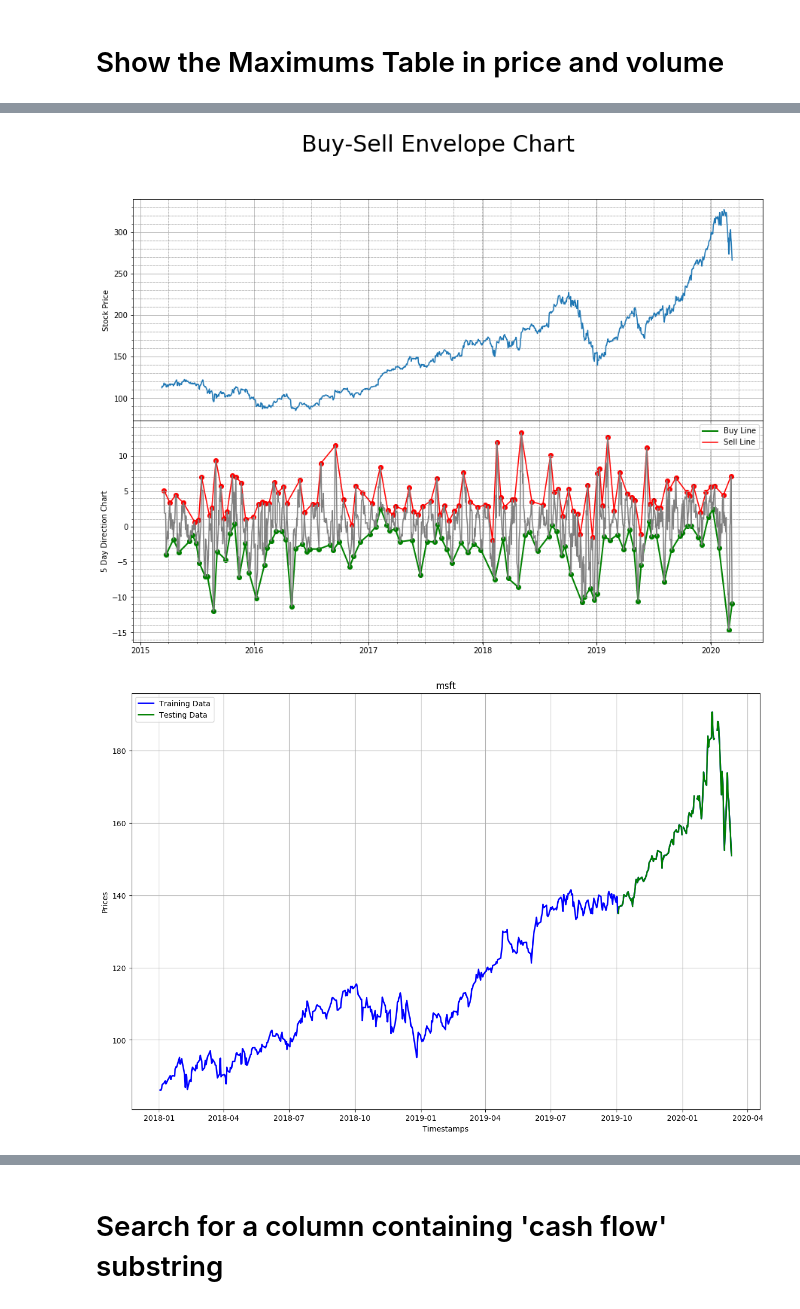
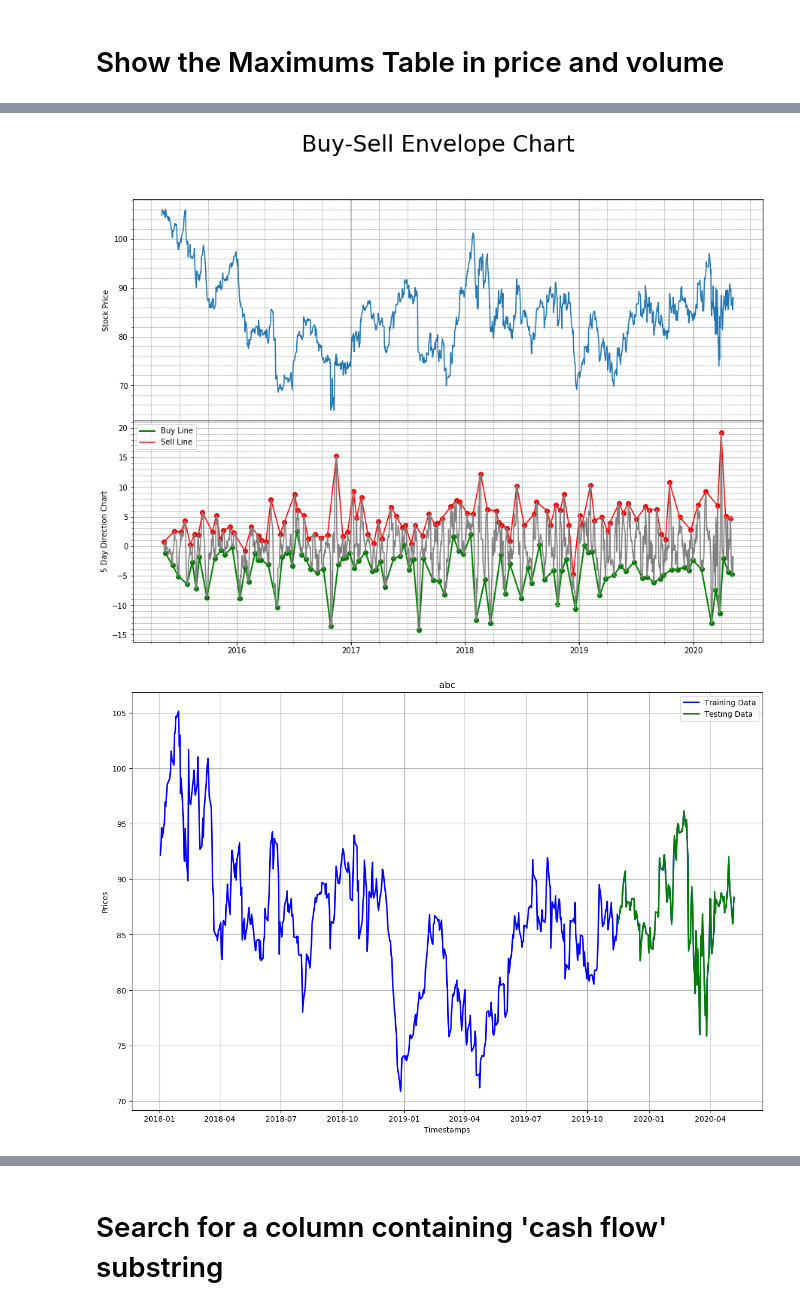
Before and after one commit to sabawi/getstockdata, a Jupyter notebook: test_data.ipynb, the cells around one changed output, grey strips where cells are left out. Saved outputs shown, nothing was run; the diff lists cells and outputs as text; code cells hidden in the pictures.

```diff
--- a/test_data.ipynb
+++ b/test_data.ipynb
@@ -23,6 +15,7 @@ import stockdatalib as sd
 # %%
 # Set the data directory and the stock name
 sd.set_data_directory('./data/')
+sd.set_stocks_list_filename('screener_results.csv')
 # %% [markdown]
 # Load Data and plot a stock
 # %%
@@ -31,5 +24,5 @@ stock_count, stock_fields, sp_df = sd.GetSP500_List()
 # %%
 # Set stock symbol
-mystock = 'jpm'
+mystock = 'abc'
 sd.set_stock(mystock)
 # %%
@@ -82,6 +76,6 @@ sd.quote('ibm')
 # %%
 # Plot another stock
-sd.set_stock('nvda')
+sd.set_stock('abc')
 price_df = sd.GetStockDataFrame(sd.get_stock())
 price_df_test = sd.DatesRange(price_df, '2019-04-01')
 sd.PlotBasicCharts(sd.get_stock(),price_df_test)
@@ -288,38 +285,39 @@ stats
 # %%
-price_df = sd.GetStockDataFrame('aapl')
+price_df = sd.GetStockDataFrame('abc')
 sd.PlotBuySellEnvelope(price_df, 5)
 # %% [output]
-[figure, old version]
+[figure, new version]
 # %%
+#
 import numpy as np
 import pandas as pd
 import matplotlib.pyplot as plt
 import pandas.plotting as pdplt
 #from pandas import datetime
 from statsmodels.tsa.arima_model import ARIMA
 from sklearn.metrics import mean_squared_error
 plt.style.use('default')
 
-sd.set_stock('msft')
+sd.set_stock('abc')
 price_df = sd.GetStockDataFrame(sd.get_stock())
 price_df = sd.DatesRange(price_df, '2018-01-01')
 df = price_df.copy(deep=True)
 
 #split price dataframe into Training set and Test set, 80% to 20%
 train_data = df[0:int(len(df)*0.8)].copy()
 test_data  = df[int(len(df)*0.8):].copy()
 
 plt.figure(figsize=(15,10))
 plt.title(sd.get_stock())
 plt.xlabel('Timestamps')
 plt.ylabel('Prices')
 plt.plot(df['Open'], 'blue', label='Training Data',lw=2.0)
 plt.plot(test_data['Open'], 'green', label='Testing Data',lw=2.0)
 #plt.xticks(np.arange(0,7982, 1300), df['Timestamps'][0:7982:1300])
 plt.legend()
 plt.grid()
 # %% [output]
-[figure, old version]
+[figure, new version]
 # %%
 
 def smape_kun(y_true, y_pred):
```
Also changed, not shown: parts of 35 cells of this notebook, 1 other file.
